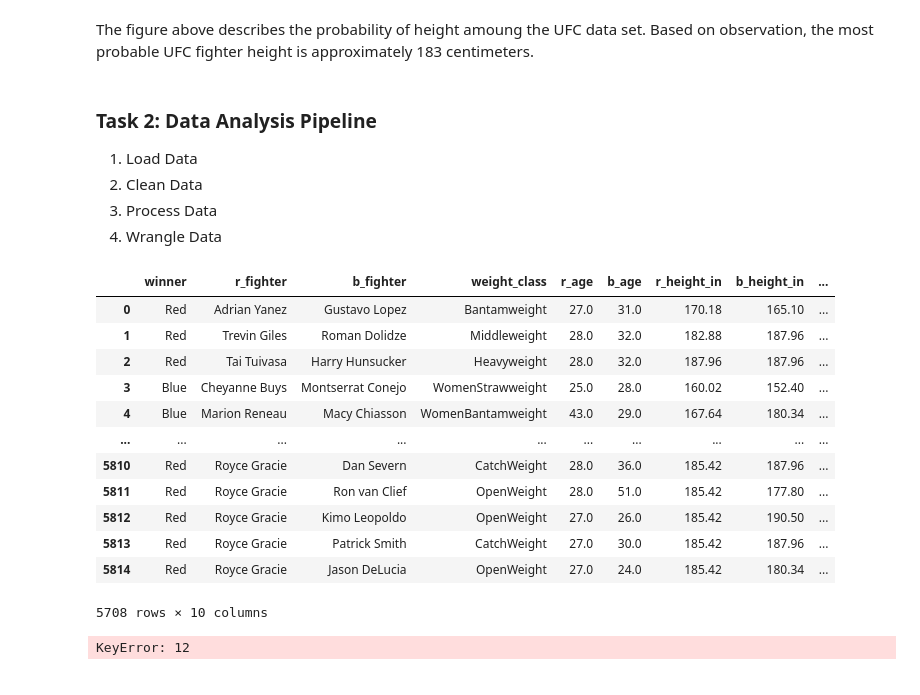
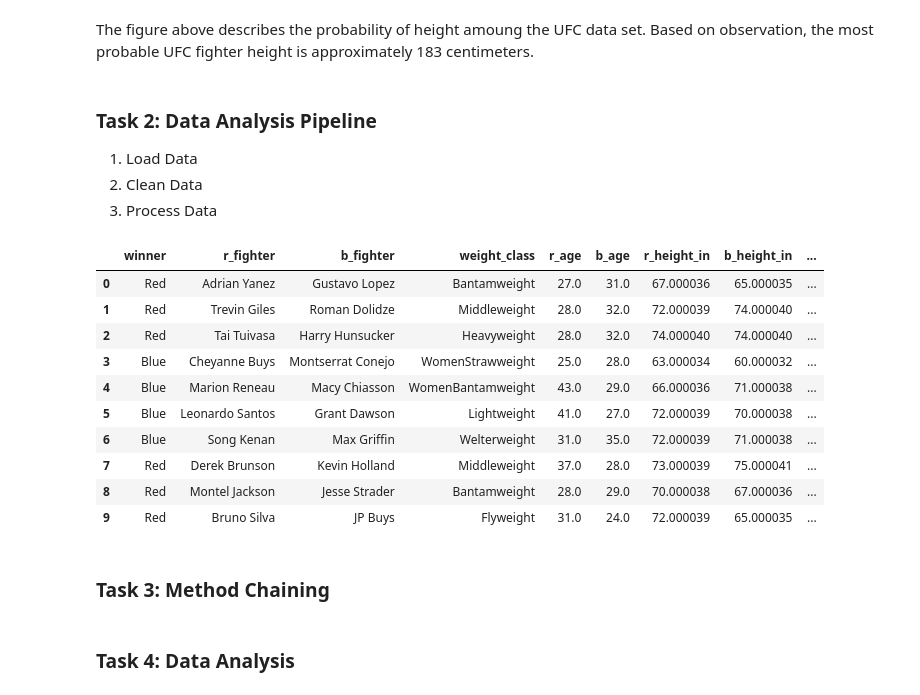
Before and after one commit to ubco-W2022T1-cosc301/project-group20, a Jupyter notebook: notebooks/analysis1.ipynb, the cells around one changed output. Drawn from its saved outputs; the diff is of its cells as text; code cells hidden in the pictures.

Commit message:
finished method chaining

```diff
--- a/notebooks/analysis1.ipynb
+++ b/notebooks/analysis1.ipynb
@@ -165,48 +165,47 @@ The figure above describes the probability of height amoung the UFC data set. Ba
 1. Load Data
 2. Clean Data
 3. Process Data
-4. Wrangle Data
 # %%
 # import the raw data set (comma delimeted file)
 df = pd.read_csv("../data/raw/raw_data.csv")
 
 # create dataframe using only the relevant columns to the research questions from the raw data set 'df'.
 df_clean = pd.concat(
     [df['Winner'],df['R_fighter'],df['B_fighter'],df['weight_class'],df['R_age'],df['B_age'],df['R_Height_cms'],df['B_Height_cms'],df['R_win_by_Submission'],df['B_win_by_Submission']],
     axis = 1
 )
 
 # remove all rows containing NaN values, create new index column and remove the old, then rename column keys to desired format
-df_clean = df_clean.dropna().reset_index().drop(columns='index').rename(columns={
+df_clean = df_clean.dropna().rename(columns={
     'Winner':'winner',
     'R_fighter':'r_fighter','B_fighter':'b_fighter',
     'R_age':'r_age','B_age':'b_age',
     'R_Height_cms':'r_height_in','B_Height_cms':'b_height_in',
     'R_win_by_Submission':'r_submission_w','B_win_by_Submission':'b_submission_w'
     })
-df_clean = df_clean.drop(df_clean[df_clean['winner']=='Draw'].index,inplace=False)
-display(df_clean)
+df_clean = df_clean.drop(df_clean[df_clean['winner']=='Draw'].index).reset_index().drop(columns='index')
+
 df_processed = df_clean.copy()
-
 
 # convert values in height columns from centimeters to inches
 df_processed['r_height_in'] = [df_processed['r_height_in'][i]*(0.393701) for i in range(len(df_processed['r_height_in']))]
 df_processed['b_height_in'] = [df_processed['b_height_in'][i]*(0.393701) for i in range(len(df_processed['r_height_in']))]
 
 # convert winner column from object to type integer
-df_processed['winner'] = [(df_processed['winner'][i] == 1 if df_processed['winner'][i] == 'Red' else df_processed['winner'] == 0) for i in range(len(df_processed['winner']))]
+#df_processed['winner'] = [(df_processed['winner'].replace({'Red':1}) if df_processed['winner'][i] == 'Red' else df_processed['winner'][i] != 0) for i in range(len(df_processed['winner']))]
+
+df_processed.head(10)
 # %% [output]
 |  | winner | r_fighter | b_fighter | weight_class | r_age | b_age | r_height_in | b_height_in | ... |
-| 0 | Red | Adrian Yanez | Gustavo Lopez | Bantamweight | 27.0 | 31.0 | 170.18 | 165.10 | ... |
-| 1 | Red | Trevin Giles | Roman Dolidze | Middleweight | 28.0 | 32.0 | 182.88 | 187.96 | ... |
-| 2 | Red | Tai Tuivasa | Harry Hunsucker | Heavyweight | 28.0 | 32.0 | 187.96 | 187.96 | ... |
-| 3 | Blue | Cheyanne Buys | Montserrat Conejo | WomenStrawweight | 25.0 | 28.0 | 160.02 | 152.40 | ... |
-| 4 | Blue | Marion Reneau | Macy Chiasson | WomenBantamweight | 43.0 | 29.0 | 167.64 | 180.34 | ... |
-| ... | ... | ... | ... | ... | ... | ... | ... | ... | ... |
-| 5810 | Red | Royce Gracie | Dan Severn | CatchWeight | 28.0 | 36.0 | 185.42 | 187.96 | ... |
-| 5811 | Red | Royce Gracie | Ron van Clief | OpenWeight | 28.0 | 51.0 | 185.42 | 177.80 | ... |
-| 5812 | Red | Royce Gracie | Kimo Leopoldo | OpenWeight | 27.0 | 26.0 | 185.42 | 190.50 | ... |
-| 5813 | Red | Royce Gracie | Patrick Smith | CatchWeight | 27.0 | 30.0 | 185.42 | 187.96 | ... |
-| 5814 | Red | Royce Gracie | Jason DeLucia | OpenWeight | 27.0 | 24.0 | 185.42 | 180.34 | ... |
+| 0 | Red | Adrian Yanez | Gustavo Lopez | Bantamweight | 27.0 | 31.0 | 67.000036 | 65.000035 | ... |
+| 1 | Red | Trevin Giles | Roman Dolidze | Middleweight | 28.0 | 32.0 | 72.000039 | 74.000040 | ... |
+| 2 | Red | Tai Tuivasa | Harry Hunsucker | Heavyweight | 28.0 | 32.0 | 74.000040 | 74.000040 | ... |
+| 3 | Blue | Cheyanne Buys | Montserrat Conejo | WomenStrawweight | 25.0 | 28.0 | 63.000034 | 60.000032 | ... |
+| 4 | Blue | Marion Reneau | Macy Chiasson | WomenBantamweight | 43.0 | 29.0 | 66.000036 | 71.000038 | ... |
+| 5 | Blue | Leonardo Santos | Grant Dawson | Lightweight | 41.0 | 27.0 | 72.000039 | 70.000038 | ... |
+| 6 | Blue | Song Kenan | Max Griffin | Welterweight | 31.0 | 35.0 | 72.000039 | 71.000038 | ... |
+| 7 | Red | Derek Brunson | Kevin Holland | Middleweight | 37.0 | 28.0 | 73.000039 | 75.000041 | ... |
+| 8 | Red | Montel Jackson | Jesse Strader | Bantamweight | 28.0 | 29.0 | 70.000038 | 67.000036 | ... |
+| 9 | Red | Bruno Silva | JP Buys | Flyweight | 31.0 | 24.0 | 72.000039 | 65.000035 | ... |
-5708 rows × 10 columns
-KeyError: 12
+# %% [markdown]
+### Task 3: Method Chaining
@@ -212,0 +214,2 @@ KeyError: 12
+# %% [markdown]
+### Task 4: Data Analysis
```
Also changed, not shown: parts of 1 cell of this notebook, 1 other file.
